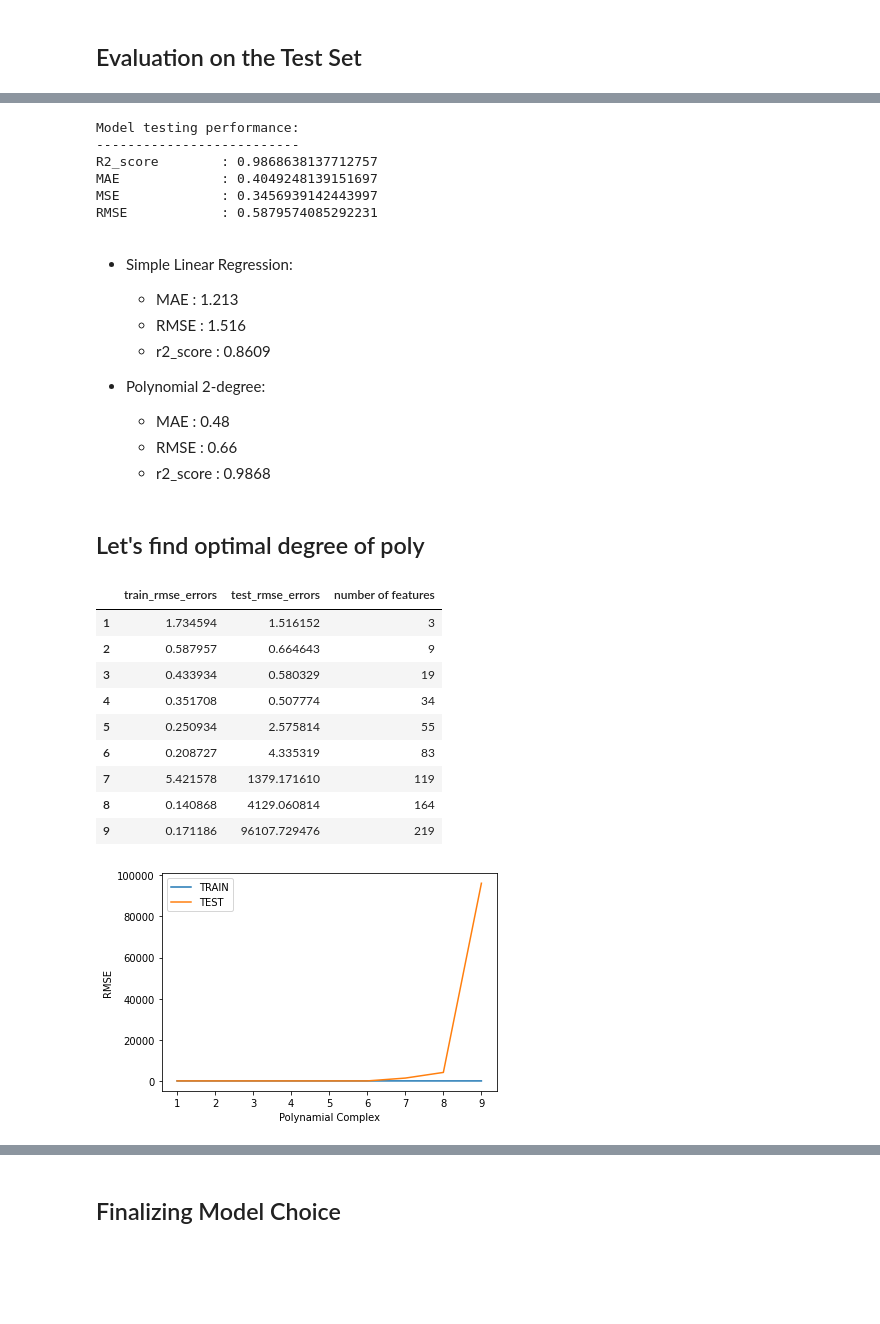
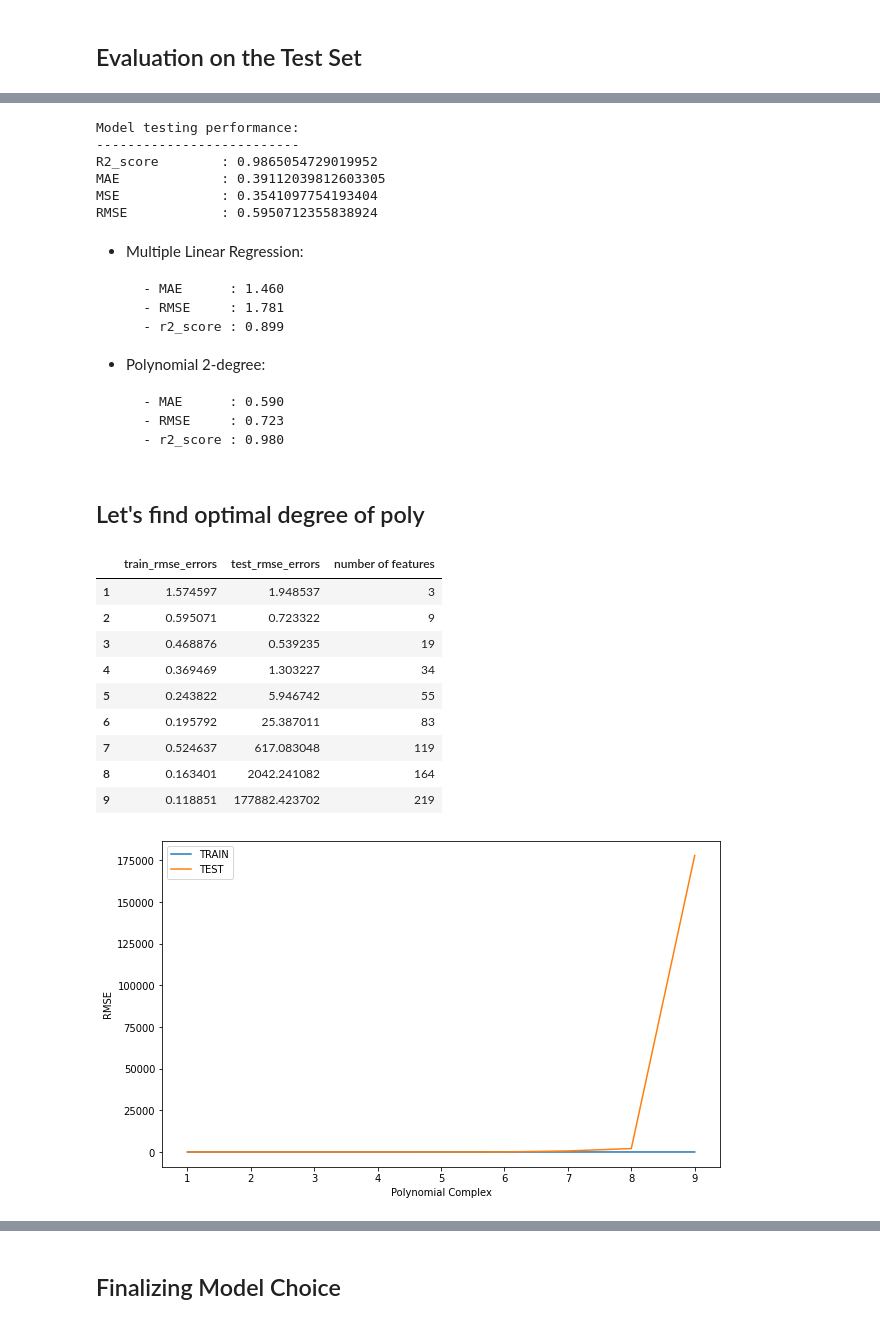
Before and after one commit to msddk/DS_Bootcamp, a Jupyter notebook: Machine Learning/Polinomial Regression/Polynomial Regression.ipynb, the cells around one changed output, grey strips where cells are left out. Saved outputs shown, nothing was run; the diff lists cells and outputs as text; code cells hidden in the pictures; blank space fills up the shorter version.

````diff
--- a/Machine Learning/Polinomial Regression/Polynomial Regression.ipynb
+++ b/Machine Learning/Polinomial Regression/Polynomial Regression.ipynb
@@ -48,4 +34,5 @@ array([[ 2.,  3.,  4.,  4.,  6.,  8.,  9., 12., 16.]])
 # %% [markdown]
 ## Read Dataset
 # %%
-df = pd.read_csv("../Advertising.csv")
+df = pd.read_csv("https://raw.githubusercontent.com/msddk/DS_Bootcamp/main/Machine%20Learning/Linear%20Regression/Advertising.csv")
+df
@@ -215,20 +197,27 @@ eval_metric(y_train, y_train_pred)
 # %% [output]
 Model testing performance:
 --------------------------
-R2_score        : 0.9868638137712757
-MAE             : 0.4049248139151697
-MSE             : 0.3456939142443997
-RMSE            : 0.5879574085292231
+R2_score        : 0.9865054729019952
+MAE             : 0.39112039812603305
+MSE             : 0.3541097754193404
+RMSE            : 0.5950712355838924
 # %% [markdown]
-* Simple Linear Regression:
-    * MAE      : 1.213
-    * RMSE     : 1.516
-    * r2_score : 0.8609
+* Multiple Linear Regression:
+
+```
+    - MAE      : 1.460
+    - RMSE     : 1.781
+    - r2_score : 0.899
+```
+
 
 * Polynomial 2-degree:
-    * MAE      : 0.48
-    * RMSE     : 0.66
-    * r2_score : 0.9868
+
+```
+    - MAE      : 0.590
+    - RMSE     : 0.723
+    - r2_score : 0.980
+```
 # %% [markdown]
 ## Let's find optimal degree of poly
 # %%
@@ -264,23 +253,23 @@ def poly(d):
 poly(10)
 # %% [output]
 |  | train_rmse_errors | test_rmse_errors | number of features |
-| 1 | 1.734594 | 1.516152 | 3 |
-| 2 | 0.587957 | 0.664643 | 9 |
-| 3 | 0.433934 | 0.580329 | 19 |
-| 4 | 0.351708 | 0.507774 | 34 |
-| 5 | 0.250934 | 2.575814 | 55 |
-| 6 | 0.208727 | 4.335319 | 83 |
-| 7 | 5.421578 | 1379.171610 | 119 |
-| 8 | 0.140868 | 4129.060814 | 164 |
-| 9 | 0.171186 | 96107.729476 | 219 |
+| 1 | 1.574597 | 1.948537 | 3 |
+| 2 | 0.595071 | 0.723322 | 9 |
+| 3 | 0.468876 | 0.539235 | 19 |
+| 4 | 0.369469 | 1.303227 | 34 |
+| 5 | 0.243822 | 5.946742 | 55 |
+| 6 | 0.195792 | 25.387011 | 83 |
+| 7 | 0.524637 | 617.083048 | 119 |
+| 8 | 0.163401 | 2042.241082 | 164 |
+| 9 | 0.118851 | 177882.423702 | 219 |
 # %%
 plt.plot(range(1,10), poly(10)["train_rmse_errors"], label = "TRAIN")
 plt.plot(range(1,10), poly(10)["test_rmse_errors"], label = "TEST")
-plt.xlabel("Polynamial Complex")
+plt.xlabel("Polynomial Complex")
 plt.ylabel("RMSE")
 plt.legend();
 # %% [output]
-[figure, old version]
+[figure, new version]
 # %%
 plt.plot(range(1,6), poly(6)["train_rmse_errors"], label = "TRAIN")
 plt.plot(range(1,6), poly(6)["test_rmse_errors"], label = "TEST")
````
Also changed, not shown: parts of 26 cells of this notebook.
